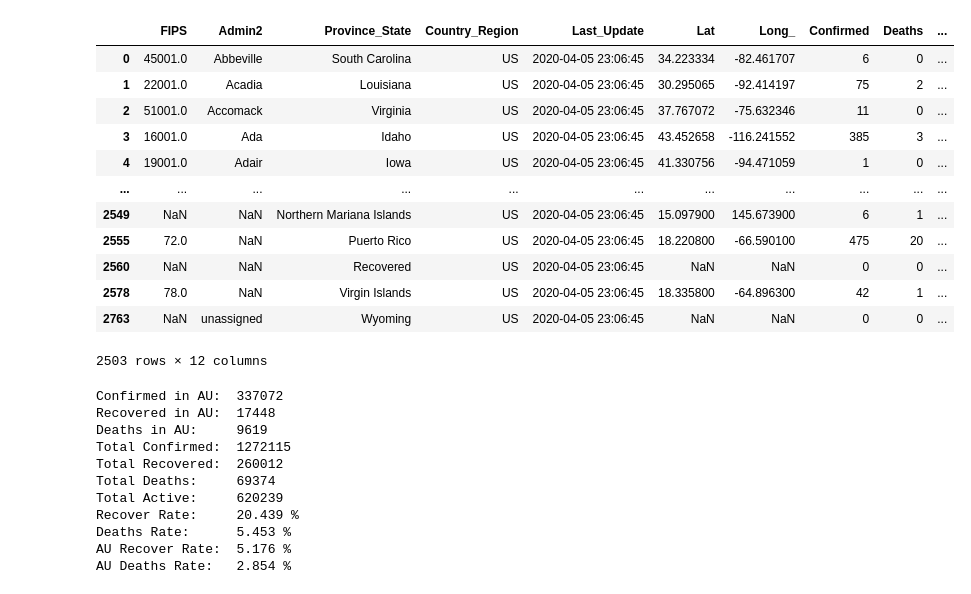
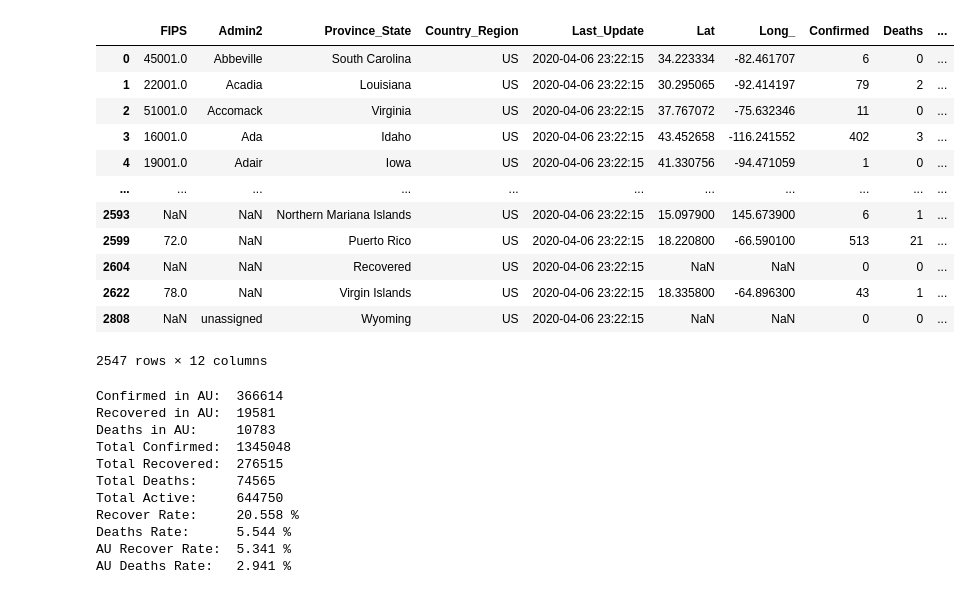
Before and after one commit to u6747075/COVID-19, a Jupyter notebook: COVID_19.ipynb, the cells around one changed output. Drawn from its saved outputs; the diff is of its cells as text; code cells hidden in the pictures.

```diff
--- a/COVID_19.ipynb
+++ b/COVID_19.ipynb
@@ -49,46 +49,46 @@ plt.show()
 # %%
-da = pd.read_csv("csse_covid_19_data/csse_covid_19_daily_reports/04-05-2020.csv")
+da = pd.read_csv("csse_covid_19_data/csse_covid_19_daily_reports/04-06-2020.csv")
 au = da[da["Country_Region"] == "US"]
 display(au)
 T_R=sum(list(da["Recovered"]))
 T_D=sum(list(da["Deaths"]))
 T_C=sum(list(da["Confirmed"]))
 AU_R=sum(list(au["Recovered"]))
 AU_D=sum(list(au["Deaths"]))
 AU_C=sum(list(au["Confirmed"]))
 print("Confirmed in AU: ",sum(list(au["Confirmed"])))
 print("Recovered in AU: ",sum(list(au["Recovered"])))
 print("Deaths in AU:    ",sum(list(au["Deaths"])))
 print("Total Confirmed: ",sum(list(da["Confirmed"])))
 print("Total Recovered: ",sum(list(da["Recovered"])))
 print("Total Deaths:    ",sum(list(da["Deaths"])))
 print("Total Active:    ",sum(list(da["Active"])))
 print("Recover Rate:    ",np.round(T_R*100/T_C,3),"%")
 print("Deaths Rate:     ",np.round(T_D*100/T_C,3),"%")
 print("AU Recover Rate: ",np.round(AU_R*100/AU_C,3),"%")
 print("AU Deaths Rate:  ",np.round(AU_D*100/AU_C,3),"%")
 # %% [output]
 |  | FIPS | Admin2 | Province_State | Country_Region | Last_Update | Lat | Long_ | Confirmed | Deaths | ... |
-| 0 | 45001.0 | Abbeville | South Carolina | US | 2020-04-05 23:06:45 | 34.223334 | -82.461707 | 6 | 0 | ... |
-| 1 | 22001.0 | Acadia | Louisiana | US | 2020-04-05 23:06:45 | 30.295065 | -92.414197 | 75 | 2 | ... |
-| 2 | 51001.0 | Accomack | Virginia | US | 2020-04-05 23:06:45 | 37.767072 | -75.632346 | 11 | 0 | ... |
-| 3 | 16001.0 | Ada | Idaho | US | 2020-04-05 23:06:45 | 43.452658 | -116.241552 | 385 | 3 | ... |
-| 4 | 19001.0 | Adair | Iowa | US | 2020-04-05 23:06:45 | 41.330756 | -94.471059 | 1 | 0 | ... |
+| 0 | 45001.0 | Abbeville | South Carolina | US | 2020-04-06 23:22:15 | 34.223334 | -82.461707 | 6 | 0 | ... |
+| 1 | 22001.0 | Acadia | Louisiana | US | 2020-04-06 23:22:15 | 30.295065 | -92.414197 | 79 | 2 | ... |
+| 2 | 51001.0 | Accomack | Virginia | US | 2020-04-06 23:22:15 | 37.767072 | -75.632346 | 11 | 0 | ... |
+| 3 | 16001.0 | Ada | Idaho | US | 2020-04-06 23:22:15 | 43.452658 | -116.241552 | 402 | 3 | ... |
+| 4 | 19001.0 | Adair | Iowa | US | 2020-04-06 23:22:15 | 41.330756 | -94.471059 | 1 | 0 | ... |
 | ... | ... | ... | ... | ... | ... | ... | ... | ... | ... | ... |
-| 2549 | NaN | NaN | Northern Mariana Islands | US | 2020-04-05 23:06:45 | 15.097900 | 145.673900 | 6 | 1 | ... |
-| 2555 | 72.0 | NaN | Puerto Rico | US | 2020-04-05 23:06:45 | 18.220800 | -66.590100 | 475 | 20 | ... |
-| 2560 | NaN | NaN | Recovered | US | 2020-04-05 23:06:45 | NaN | NaN | 0 | 0 | ... |
-| 2578 | 78.0 | NaN | Virgin Islands | US | 2020-04-05 23:06:45 | 18.335800 | -64.896300 | 42 | 1 | ... |
-| 2763 | NaN | unassigned | Wyoming | US | 2020-04-05 23:06:45 | NaN | NaN | 0 | 0 | ... |
+| 2593 | NaN | NaN | Northern Mariana Islands | US | 2020-04-06 23:22:15 | 15.097900 | 145.673900 | 6 | 1 | ... |
+| 2599 | 72.0 | NaN | Puerto Rico | US | 2020-04-06 23:22:15 | 18.220800 | -66.590100 | 513 | 21 | ... |
+| 2604 | NaN | NaN | Recovered | US | 2020-04-06 23:22:15 | NaN | NaN | 0 | 0 | ... |
+| 2622 | 78.0 | NaN | Virgin Islands | US | 2020-04-06 23:22:15 | 18.335800 | -64.896300 | 43 | 1 | ... |
+| 2808 | NaN | unassigned | Wyoming | US | 2020-04-06 23:22:15 | NaN | NaN | 0 | 0 | ... |
-2503 rows × 12 columns
+2547 rows × 12 columns
-Confirmed in AU:  337072
-Recovered in AU:  17448
-Deaths in AU:     9619
-Total Confirmed:  1272115
-Total Recovered:  260012
-Total Deaths:     69374
-Total Active:     620239
-Recover Rate:     20.439 %
-Deaths Rate:      5.453 %
-AU Recover Rate:  5.176 %
-AU Deaths Rate:   2.854 %
+Confirmed in AU:  366614
+Recovered in AU:  19581
+Deaths in AU:     10783
+Total Confirmed:  1345048
+Total Recovered:  276515
+Total Deaths:     74565
+Total Active:     644750
+Recover Rate:     20.558 %
+Deaths Rate:      5.544 %
+AU Recover Rate:  5.341 %
+AU Deaths Rate:   2.941 %
```
Also changed, not shown: parts of 2 cells of this notebook.
